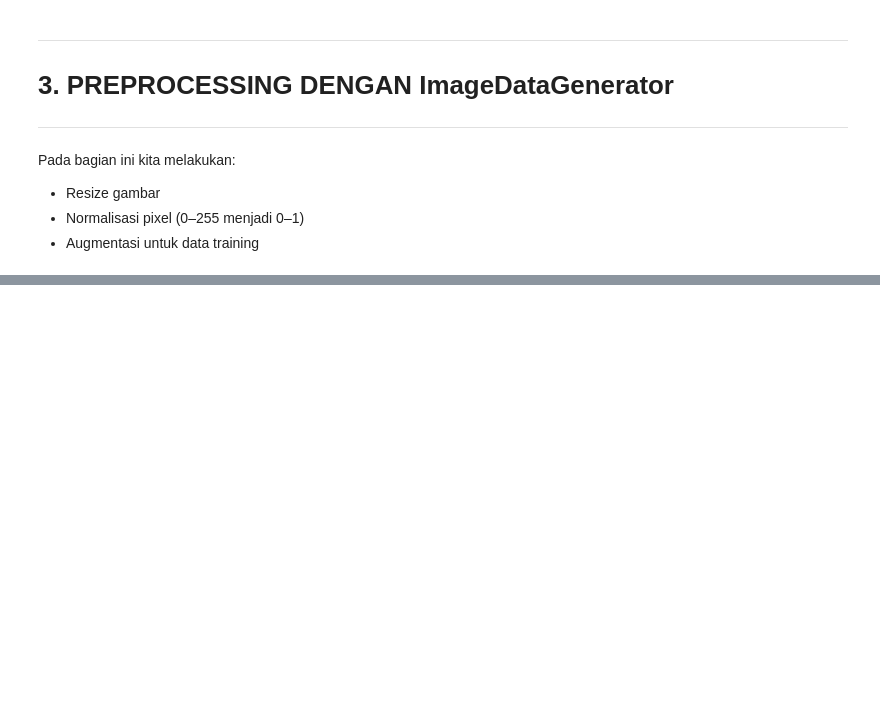
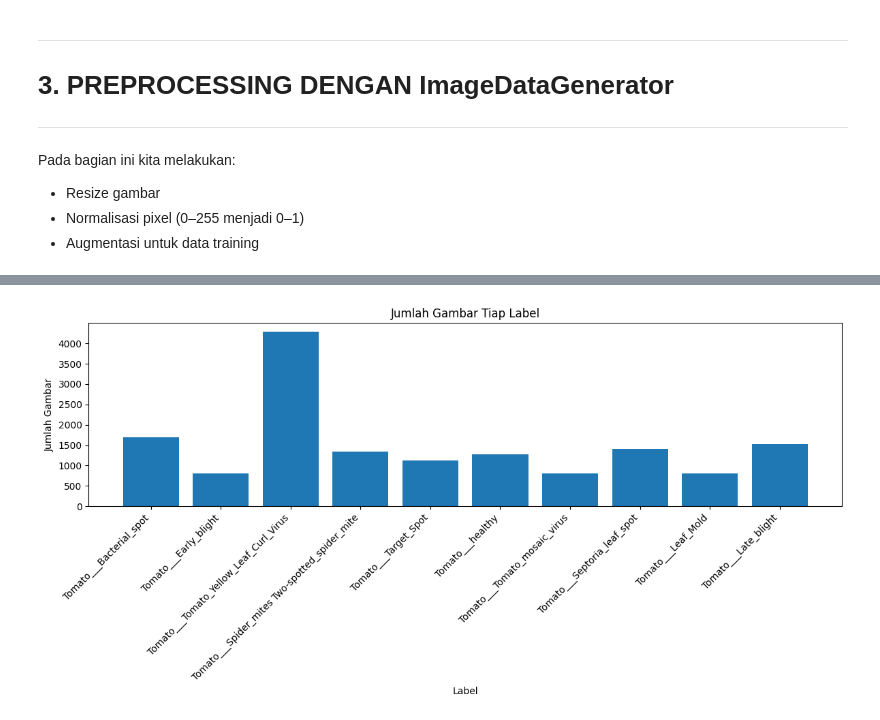
Before and after one commit to rifkyyakbaar/Kelompok9-Tomat, a Jupyter notebook: tomato.ipynb, the cells around one changed output, grey strips where cells are left out. Cells and saved outputs as stored; diff of their text form; code cells hidden in the pictures; blank space fills up the shorter version.

```diff
--- a/tomato.ipynb
+++ b/tomato.ipynb
@@ -136,0 +137,24 @@ plt.show()
+# %%
+# Analisis Eksplorasi Data (EDA)
+
+# 1. Menampilkan daftar kelas
+print("Kelas dalam dataset:", class_names)
+
+# 2. Menghitung jumlah gambar per kelas
+class_counts = {}
+total_images = 0
+
+for images, labels in train_ds:
+    for label in labels:
+        class_name = class_names[label.numpy()]
+        if class_name in class_counts:
+            class_counts[class_name] += 1
+        else:
+            class_counts[class_name] = 1
+        total_images += 1
+
+print("Jumlah gambar per kelas:")
+for class_name, count in class_counts.items():
+    print(f"{class_name}: {count} gambar")
+
+print(f"Total Files: {total_images}")
@@ -136,0 +175,12 @@ plt.show()
+# %%
+# 3. Visualisasi jumlah gambar tiap kelas
+plt.figure(figsize=(12, 6))
+plt.bar(class_counts.keys(), class_counts.values())
+plt.title("Jumlah Gambar Tiap Label")
+plt.xlabel('Label')
+plt.ylabel('Jumlah Gambar')
+plt.xticks(rotation=45, ha='right')
+plt.tight_layout()
+plt.show()
+# %% [output]
+[figure, added]
```
Also changed, not shown: parts of 5 cells of this notebook.
